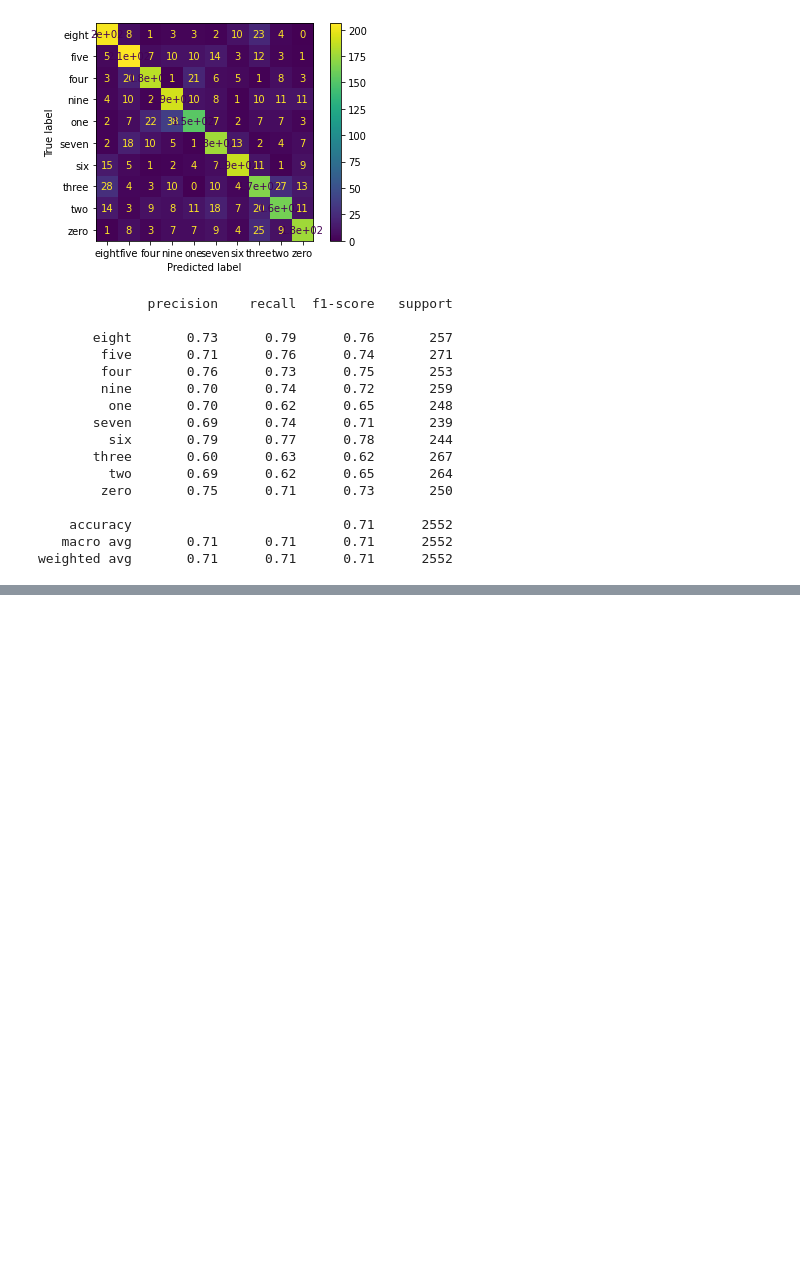
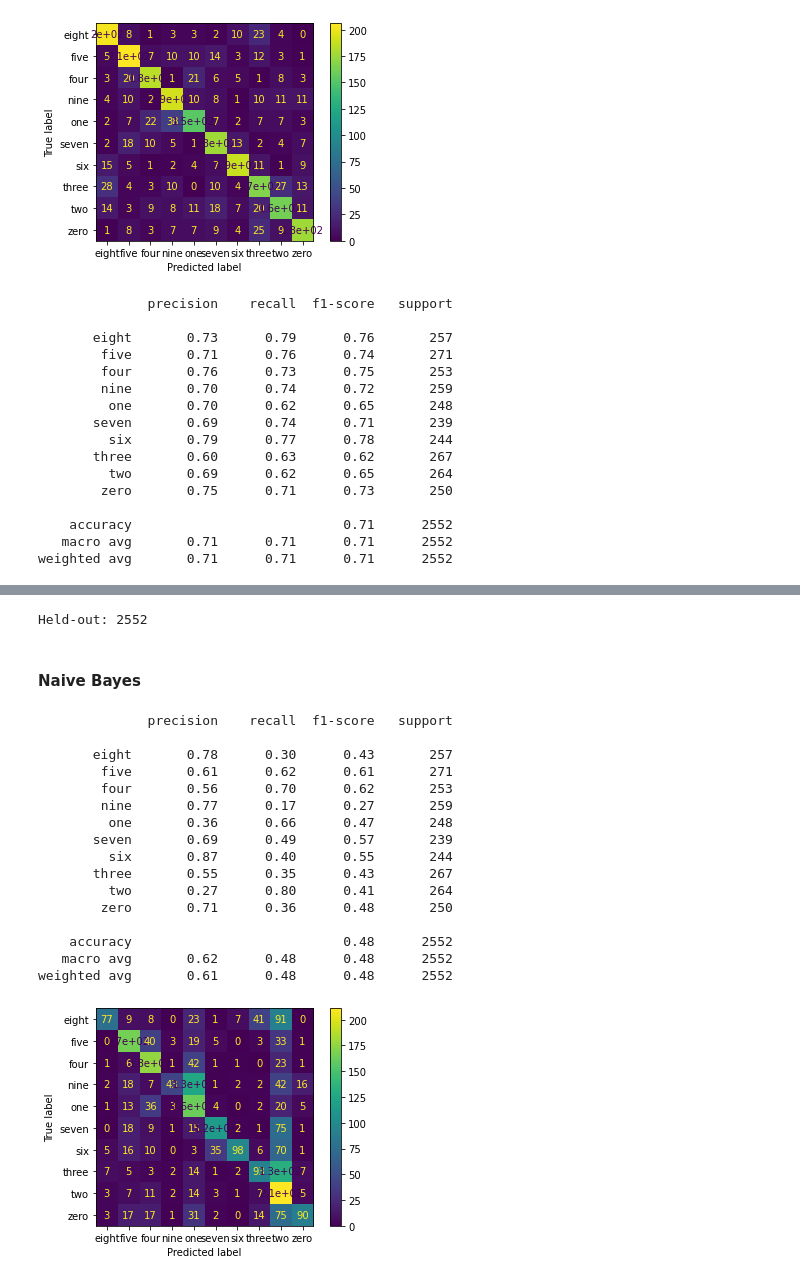
Before and after one commit to francotestori/aauba_02, a Jupyter notebook: Solution_Developement.ipynb, the cells around one changed output, grey strips where cells are left out. Cells and saved outputs as stored; diff of their text form; code cells hidden in the pictures; blank space fills up the shorter version.

```diff
--- a/Solution_Developement.ipynb
+++ b/Solution_Developement.ipynb
@@ -517,0 +630,49 @@ weighted avg       0.71      0.71      0.71      2552
+# %%
+df_awn40 = pd.read_csv(
+    'https://raw.githubusercontent.com/francotestori/aauba_02/master/resources/audio_digits_AWN40.csv',
+    index_col=0
+)
+
+df_awn40['split'] = tipo_split
+df_awn40_test = df_awn40[df_awn40['split'] == 'test']
+
+awn40_target = df_awn40_test['digit']
+awn40_features = df_awn40_test.drop(['digit','filename', 'split'],axis=1)
+
+# Estandarizamos nuestros datos
+scaler = StandardScaler()
+awn40_scaled_features = pd.DataFrame(scaler.fit_transform(awn40_features))
+
+print(f'Held-out: {len(awn40_features)}')
+# %% [output]
+Held-out: 2552
+# %% [markdown]
+#### Naive Bayes
+# %%
+## No Scale
+awn40_pred = gnb.predict(awn40_features)
+
+# Confusion Matrix
+plot_confusion_matrix(gnb, awn40_features, awn40_target)
+
+# Classification Report
+awn40_report = classification_report(awn40_target,awn40_pred)
+print(awn40_report)
+# %% [output]
+              precision    recall  f1-score   support
+
+       eight       0.78      0.30      0.43       257
+        five       0.61      0.62      0.61       271
+        four       0.56      0.70      0.62       253
+        nine       0.77      0.17      0.27       259
+         one       0.36      0.66      0.47       248
+       seven       0.69      0.49      0.57       239
+         six       0.87      0.40      0.55       244
+       three       0.55      0.35      0.43       267
+         two       0.27      0.80      0.41       264
+        zero       0.71      0.36      0.48       250
+
+    accuracy                           0.48      2552
+   macro avg       0.62      0.48      0.48      2552
+weighted avg       0.61      0.48      0.48      2552
+[figure, added]
```
Also changed, not shown: parts of 32 cells of this notebook.
